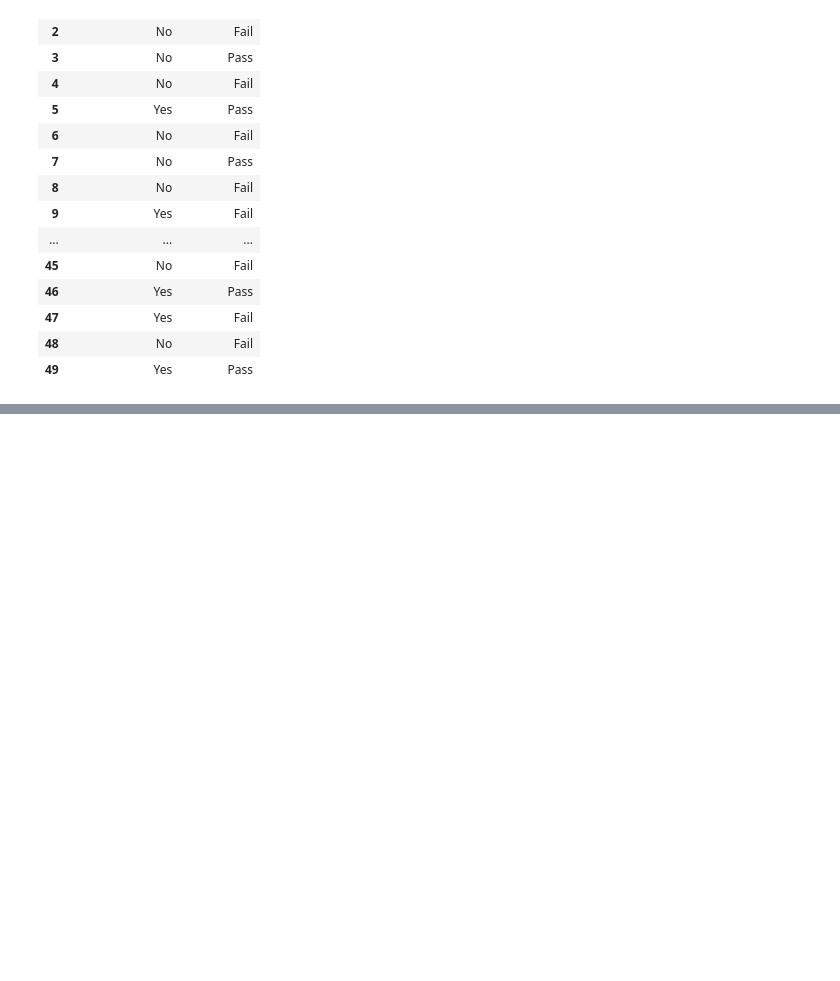
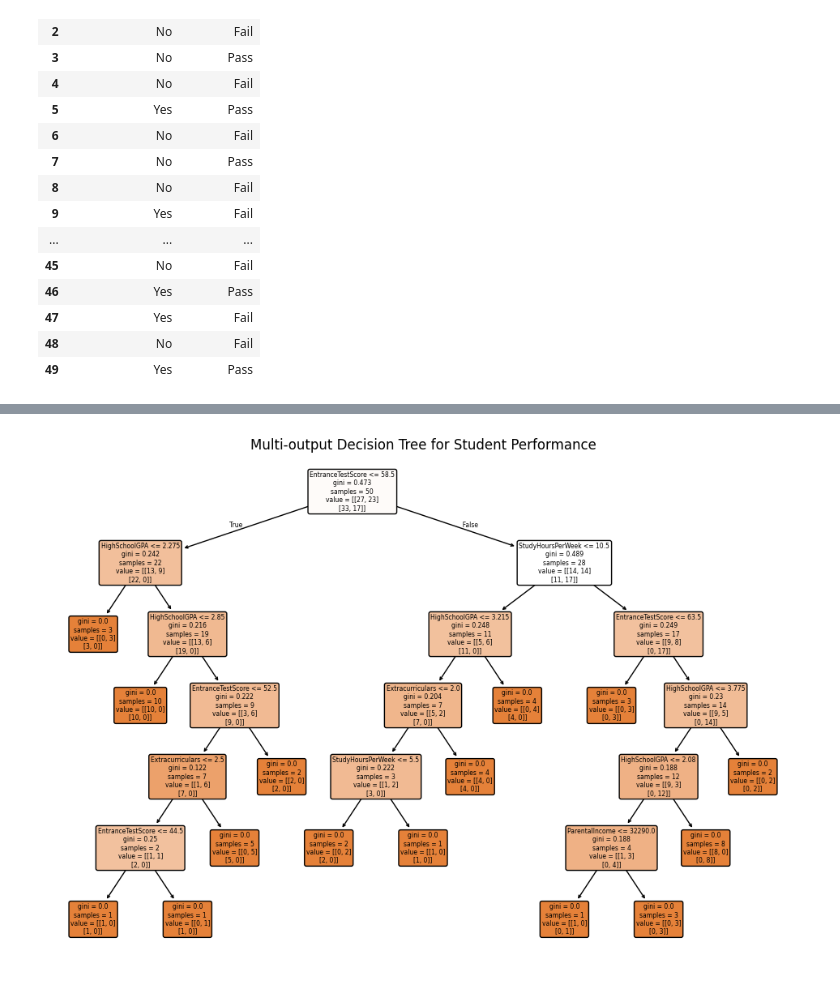
Before and after one commit to SURESH6161/Data-Science, a Jupyter notebook: Mini_Project.ipynb, the cells around one changed output, grey strips where cells are left out. Cells and saved outputs as stored; diff of their text form; code cells hidden in the pictures; blank space fills up the shorter version.

```diff
--- a/Mini_Project.ipynb
+++ b/Mini_Project.ipynb
@@ -74,0 +76,17 @@ array([['Yes', 'Fail']], dtype=object)
+# %%
+fig, ax = plt.subplots(figsize=(12, 8))
+plot_tree(
+    student_model,
+    feature_names=input_dataset.columns,
+    class_names=[
+        list(output_dataset['InternetAtHome'].unique().astype(str)) +
+        list(output_dataset['FinalResult'].unique().astype(str))
+    ],
+    filled=True,
+    rounded=True,
+    ax=ax
+)
+plt.title("Multi-output Decision Tree for Student Performance")
+plt.show()
+# %% [output]
+[figure, added]
```
Also changed, not shown: parts of 2 cells of this notebook.
